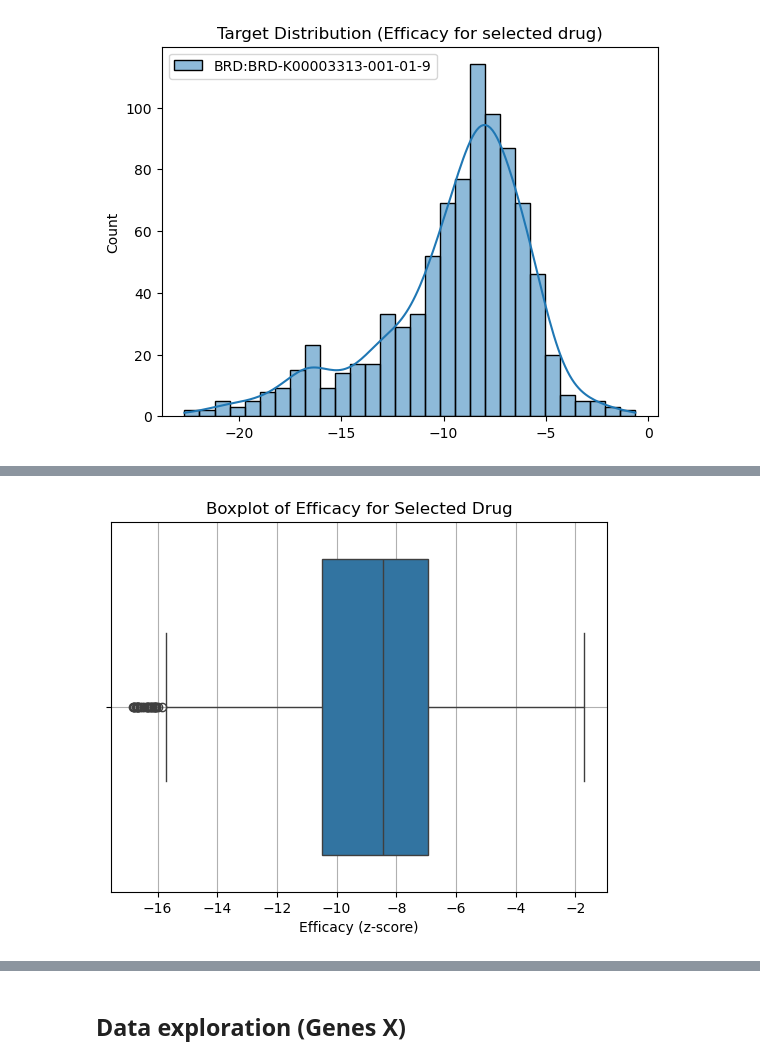
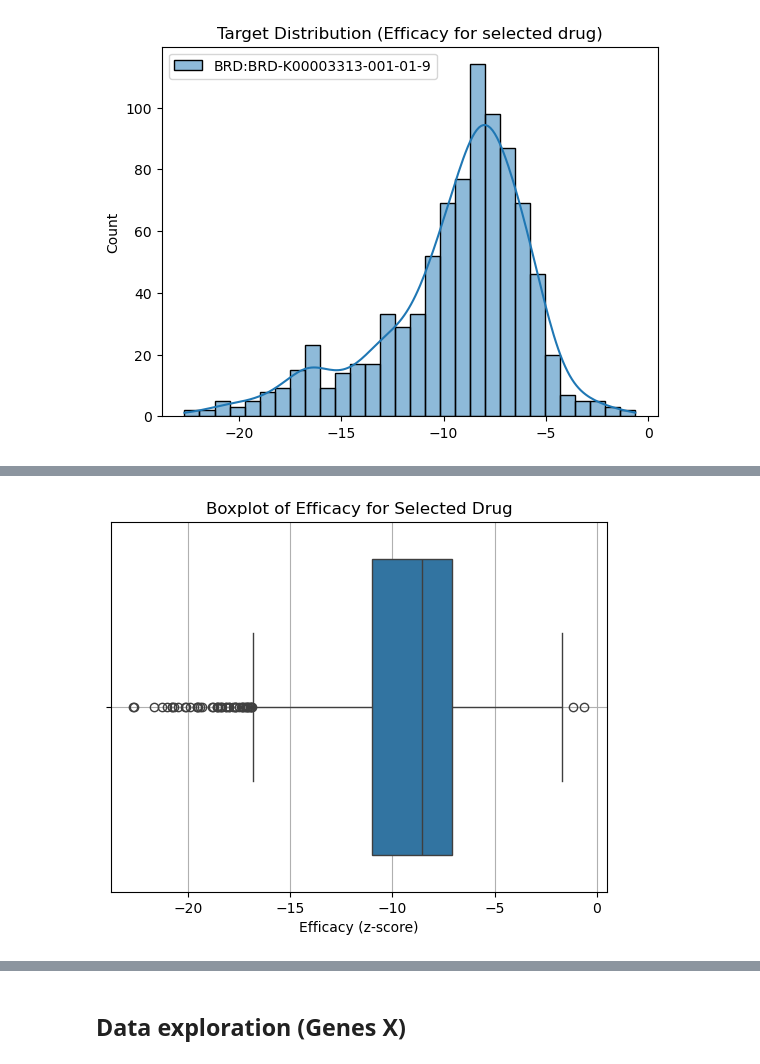
Before and after one commit to Alexreat/Drug_response_prediction, a Jupyter notebook: Drug_response.ipynb, the cells around one changed output, grey strips where cells are left out. Cells and saved outputs as stored; diff of their text form; code cells hidden in the pictures.

```diff
--- a/Drug_response.ipynb
+++ b/Drug_response.ipynb
@@ -231,10 +111,10 @@ plt.show()
 # %%
 # Outlayers
 
-sns.boxplot(x=drug_iqr.squeeze())
+sns.boxplot(x=drug_df.squeeze())
 plt.title("Boxplot of Efficacy for Selected Drug")
 plt.xlabel("Efficacy (z-score)")
 plt.grid(True)
 plt.show()
 # %% [output]
-[figure, old version]
+[figure, new version]
```
Also changed, not shown: parts of 55 cells of this notebook.
